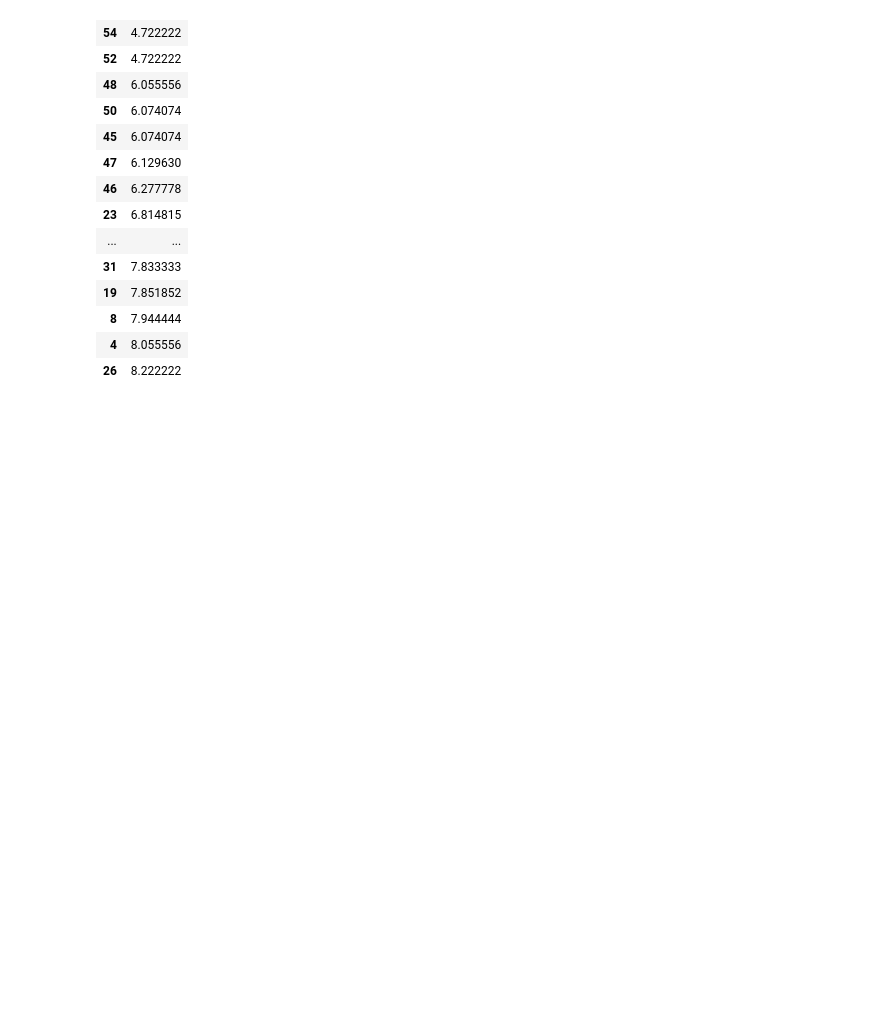
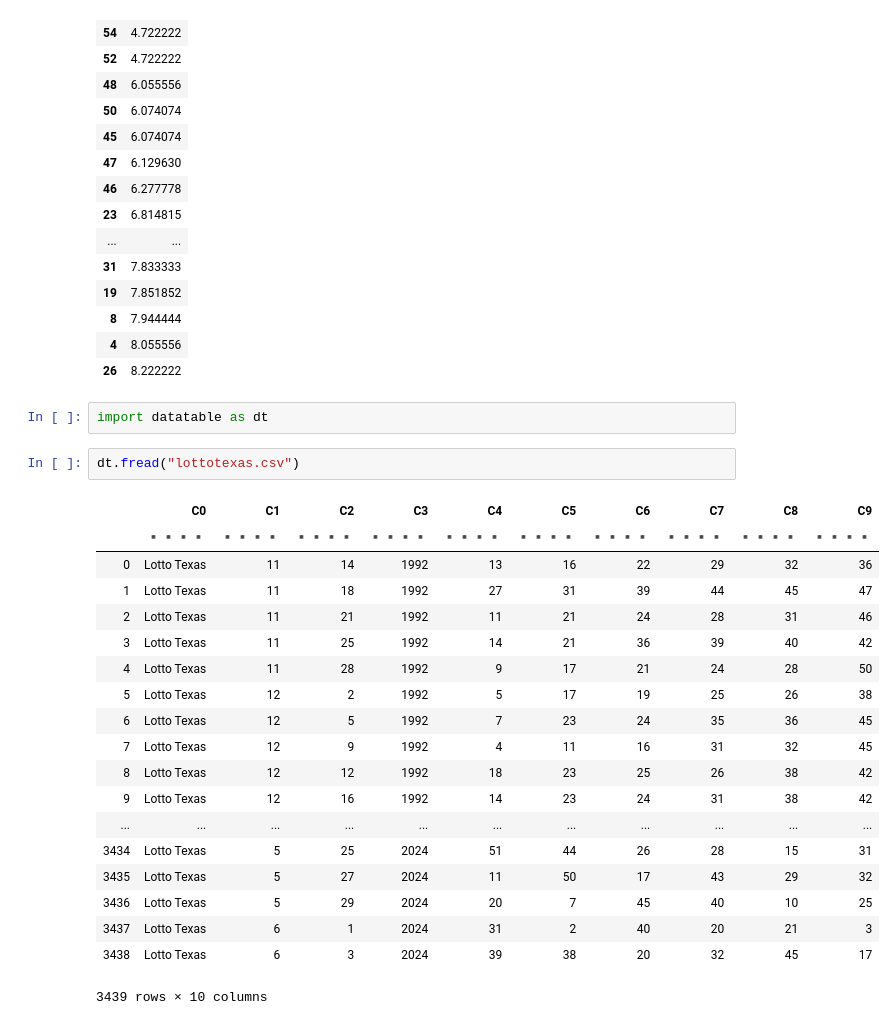
Before and after one commit to FurrowSam/Lotto_Predictions, a Jupyter notebook: Probability Prediction.ipynb, the cells around one changed output. Cells and saved outputs as stored; diff of their text form; blank space fills up the shorter version.

Commit message:
exploring Datatable syntax

```diff
--- a/Probability Prediction.ipynb
+++ b/Probability Prediction.ipynb
@@ -209,3 +209,27 @@ lotto_final
 | 8 | 7.944444 |
 | 4 | 8.055556 |
 | 26 | 8.222222 |
+# %%
+import datatable as dt
+# %%
+dt.fread("lottotexas.csv")
+# %% [output]
+|  | C0 | C1 | C2 | C3 | C4 | C5 | C6 | C7 | C8 | C9 |
+|  | ▪▪▪▪ | ▪▪▪▪ | ▪▪▪▪ | ▪▪▪▪ | ▪▪▪▪ | ▪▪▪▪ | ▪▪▪▪ | ▪▪▪▪ | ▪▪▪▪ | ▪▪▪▪ |
+| 0 | Lotto Texas | 11 | 14 | 1992 | 13 | 16 | 22 | 29 | 32 | 36 |
+| 1 | Lotto Texas | 11 | 18 | 1992 | 27 | 31 | 39 | 44 | 45 | 47 |
+| 2 | Lotto Texas | 11 | 21 | 1992 | 11 | 21 | 24 | 28 | 31 | 46 |
+| 3 | Lotto Texas | 11 | 25 | 1992 | 14 | 21 | 36 | 39 | 40 | 42 |
+| 4 | Lotto Texas | 11 | 28 | 1992 | 9 | 17 | 21 | 24 | 28 | 50 |
+| 5 | Lotto Texas | 12 | 2 | 1992 | 5 | 17 | 19 | 25 | 26 | 38 |
+| 6 | Lotto Texas | 12 | 5 | 1992 | 7 | 23 | 24 | 35 | 36 | 45 |
+| 7 | Lotto Texas | 12 | 9 | 1992 | 4 | 11 | 16 | 31 | 32 | 45 |
+| 8 | Lotto Texas | 12 | 12 | 1992 | 18 | 23 | 25 | 26 | 38 | 42 |
+| 9 | Lotto Texas | 12 | 16 | 1992 | 14 | 23 | 24 | 31 | 38 | 42 |
+| ... | ... | ... | ... | ... | ... | ... | ... | ... | ... | ... |
+| 3434 | Lotto Texas | 5 | 25 | 2024 | 51 | 44 | 26 | 28 | 15 | 31 |
+| 3435 | Lotto Texas | 5 | 27 | 2024 | 11 | 50 | 17 | 43 | 29 | 32 |
+| 3436 | Lotto Texas | 5 | 29 | 2024 | 20 | 7 | 45 | 40 | 10 | 25 |
+| 3437 | Lotto Texas | 6 | 1 | 2024 | 31 | 2 | 40 | 20 | 21 | 3 |
+| 3438 | Lotto Texas | 6 | 3 | 2024 | 39 | 38 | 20 | 32 | 45 | 17 |
+3439 rows × 10 columns
```
